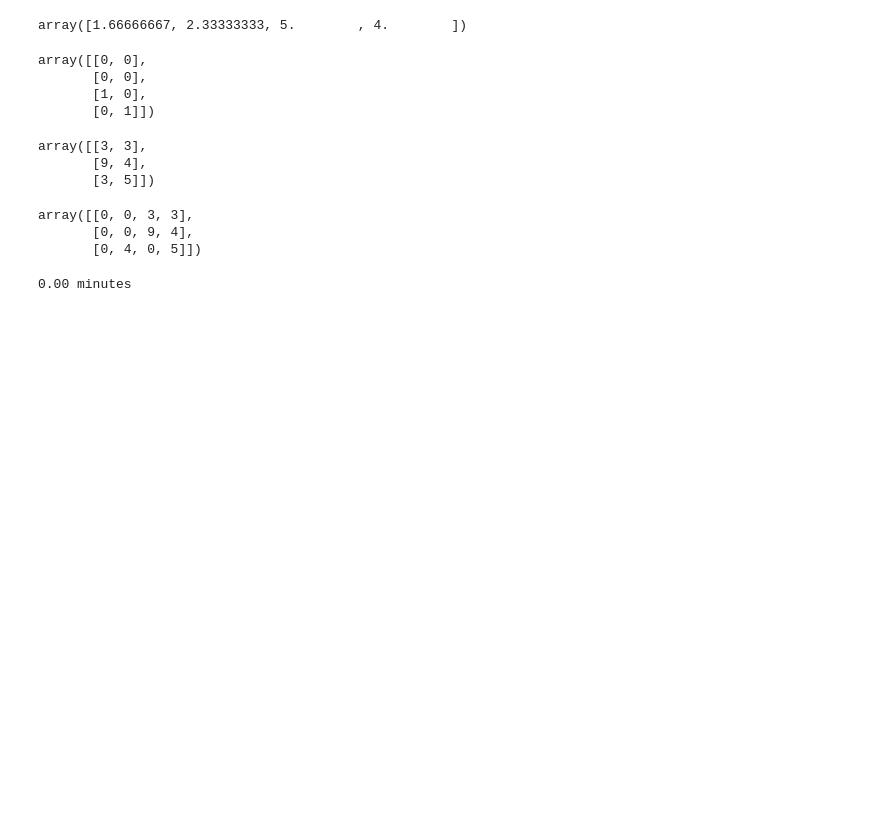
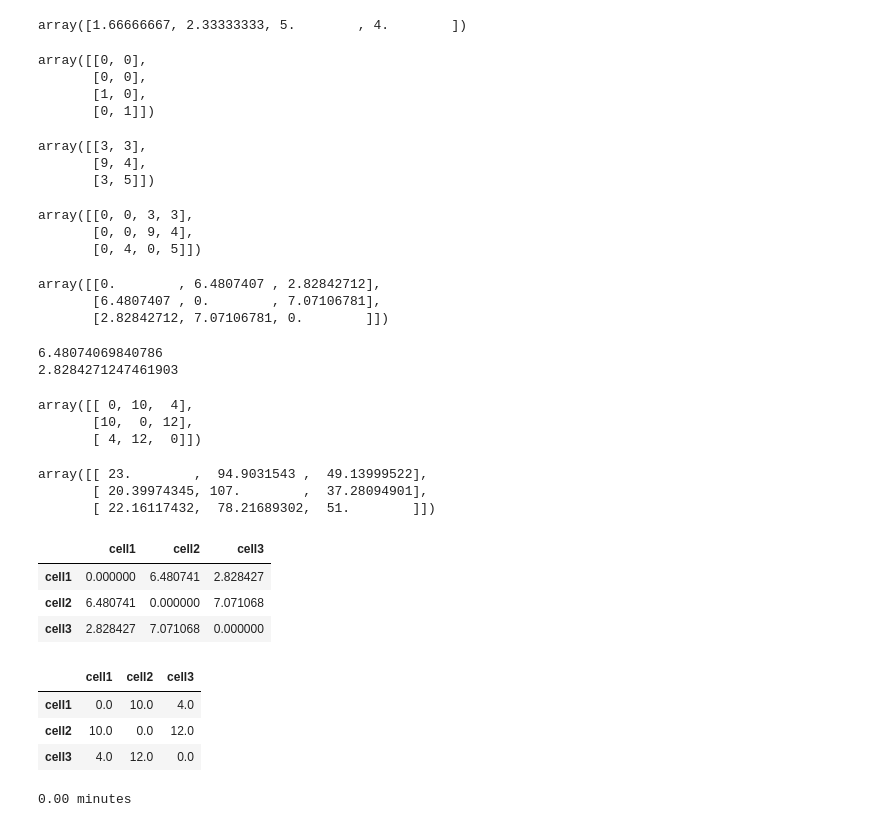
Before and after one commit to xqyn/BI-BE-CS-183-2023-HW, a Jupyter notebook: HW1/Problem2.ipynb, the cells around one changed output. Drawn from its saved outputs; the diff is of its cells as text; code cells hidden in the pictures; blank space fills up the shorter version.

```diff
--- a/HW1/Problem2.ipynb
+++ b/HW1/Problem2.ipynb
@@ -123,0 +128,53 @@ array([[0, 0, 3, 3],
+# %%
+G
+dist = lambda p1, p2: (((p1-p2)**2).sum())**0.5 # L2
+dm_L2 = np.asarray([[dist(p1, p2) for p2 in G] for p1 in G])
+dm_L2
+# %% [output]
+array([[0.        , 6.4807407 , 2.82842712],
+       [6.4807407 , 0.        , 7.07106781],
+       [2.82842712, 7.07106781, 0.        ]])
+# %%
+#check
+print(np.sqrt((3-1)**2+(1-2)**2+(4-3)**2+(9-3)**2))
+print(np.sqrt((1-1)**2+(4-2)**2+(3-3)**2+(5-3)**2))
+# %% [output]
+6.48074069840786
+2.8284271247461903
+# %%
+G
+dist = lambda p1, p2: (abs(p1-p2)).sum() # L1
+dm_L1 = np.asarray([[dist(p1, p2) for p2 in G] for p1 in G])
+dm_L1
+# %% [output]
+array([[ 0, 10,  4],
+       [10,  0, 12],
+       [ 4, 12,  0]])
+# %%
+G
+dist = lambda p1, p2: ((p1*p2).sum())/(((p1**2).sum())**0.5)*(((p2**2).sum())**0.5) # cosine
+dm_co = np.asarray([[dist(p1, p2) for p2 in G] for p1 in G])
+dm_co
+# %% [output]
+array([[ 23.        ,  94.9031543 ,  49.13999522],
+       [ 20.39974345, 107.        ,  37.28094901],
+       [ 22.16117432,  78.21689302,  51.        ]])
+# %%
+import pandas as pd
+from scipy.spatial import distance_matrix
+
+df = pd.DataFrame(G, index=['cell1','cell2','cell3'])
+pd.DataFrame(distance_matrix(df.values, df.values, p=2), index=df.index, columns=df.index)
+# %% [output]
+|  | cell1 | cell2 | cell3 |
+| cell1 | 0.000000 | 6.480741 | 2.828427 |
+| cell2 | 6.480741 | 0.000000 | 7.071068 |
+| cell3 | 2.828427 | 7.071068 | 0.000000 |
+# %%
+df = pd.DataFrame(G, index=['cell1','cell2','cell3'])
+pd.DataFrame(distance_matrix(df.values, df.values, p=1), index=df.index, columns=df.index)
+# %% [output]
+|  | cell1 | cell2 | cell3 |
+| cell1 | 0.0 | 10.0 | 4.0 |
+| cell2 | 10.0 | 0.0 | 12.0 |
+| cell3 | 4.0 | 12.0 | 0.0 |
```
Also changed, not shown: parts of 4 cells of this notebook.
